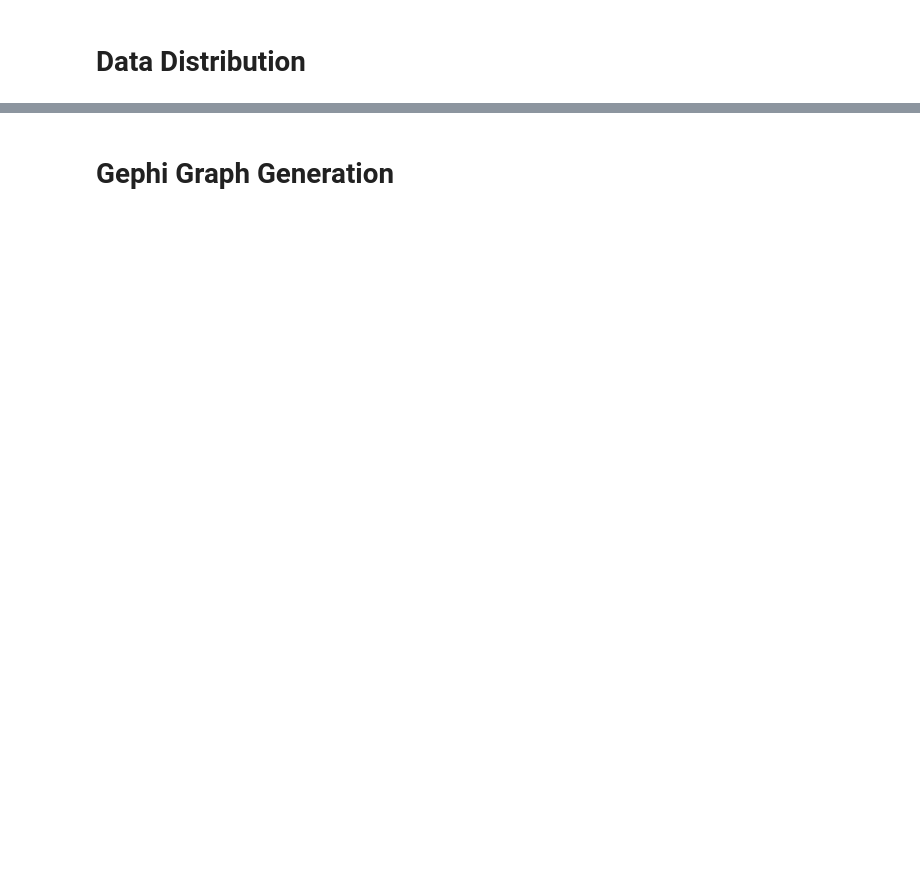
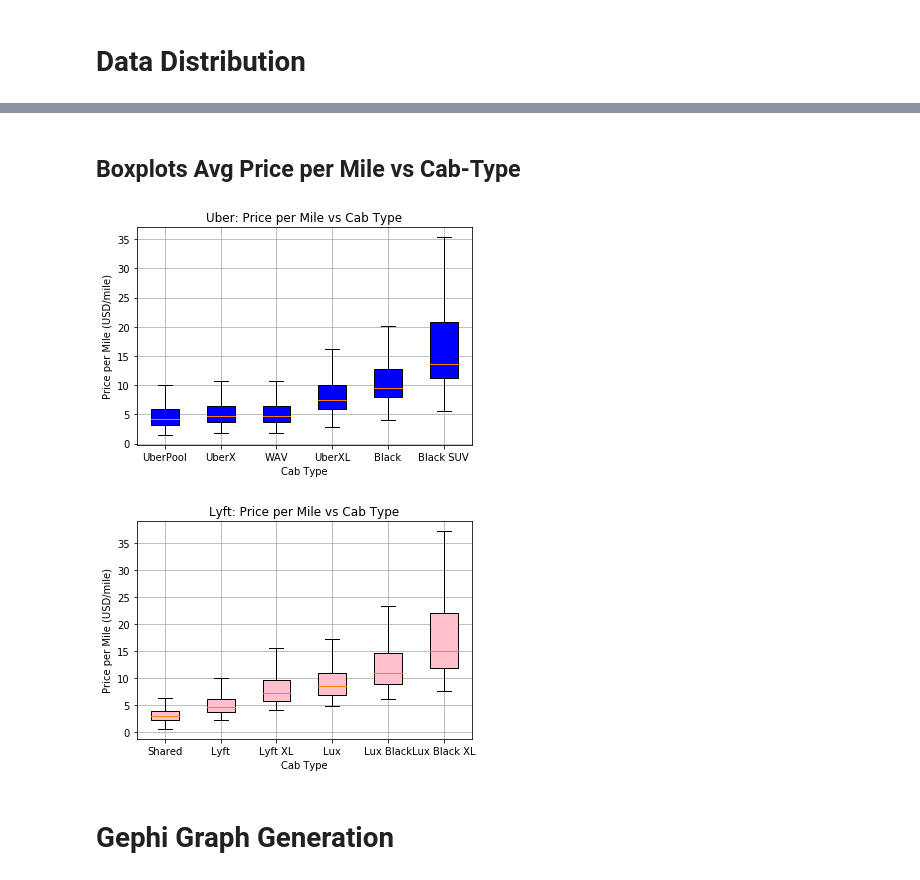
Before and after one commit to jacinda96/ECE-143-Project-Group-13, a Jupyter notebook: ECE143.ipynb, the cells around one changed output, grey strips where cells are left out. Drawn from its saved outputs; the diff is of its cells as text; code cells hidden in the pictures; blank space fills up the shorter version.

```diff
--- a/ECE143.ipynb
+++ b/ECE143.ipynb
@@ -208,3 +341,52 @@ sns.scatterplot(x=data_train["distance"],y=data_train["surge_multiplier"],data=d
+# %% [markdown]
+## Boxplots Avg Price per Mile vs Cab-Type
+# %%
+def cab_type_vs_ppm(df, cabtypes, title, color, fliers=False):
+    '''
+    Produces graph containing a boxplot(s) of the price
+    per mile vs every cab_type for the particular df.
+    The ordering of cab types follows the ordering of the cabtypes list.
+    df: the dataframe to pull data from
+    cabtypes: a list of string names of the cabtypes to be plotted from df in the order given
+    title: a string title of the graph
+    color: the color of the filling for each boxplot
+    fliers: True = show outliers, False = no outliers
+    return: reference to the figure plotted
+    '''
+
+    assert isinstance(df, pd.DataFrame)
+    assert isinstance(cabtypes, list)
+    assert isinstance(title, str)
+    assert isinstance(color, str)
+    assert isinstance(fliers, bool)
+
+    ctypes = df['name'].unique().tolist()
+
+    f = plt.figure()
+
+    ppm_data = []
+    for ctype in cabtypes:
+        ppm_data.append((df[df['name'] == ctype].price / df[df['name'] == ctype].distance).tolist())
+
+    plt.boxplot(ppm_data, labels=cabtypes, showfliers=fliers, patch_artist=True, boxprops={'facecolor': color})
+    plt.title(title)
+    plt.xlabel('Cab Type')
+    plt.ylabel('Price per Mile (USD/mile)')
+    plt.grid()
+    plt.show()
+
+    return f
+
+
+# Uber: Price per Mile vs Cab Type
+uber_types = ['UberPool', 'UberX', 'WAV', 'UberXL', 'Black', 'Black SUV']
+f = cab_type_vs_ppm(uber_data, uber_types, 'Uber: Price per Mile vs Cab Type', color='blue')
+# Lyft: Price per Mile vs Cab Type
+lyft_types = ['Shared', 'Lyft', 'Lyft XL', 'Lux', 'Lux Black', 'Lux Black XL',]
+f = cab_type_vs_ppm(lyft_data, lyft_types, 'Lyft: Price per Mile vs Cab Type', color='pink')
+# %% [output]
+[figure, added]
+[figure, added]
 # %% [markdown]
 # Gephi Graph Generation
 # %%
```
Also changed, not shown: parts of 27 cells of this notebook, 2 other files.
